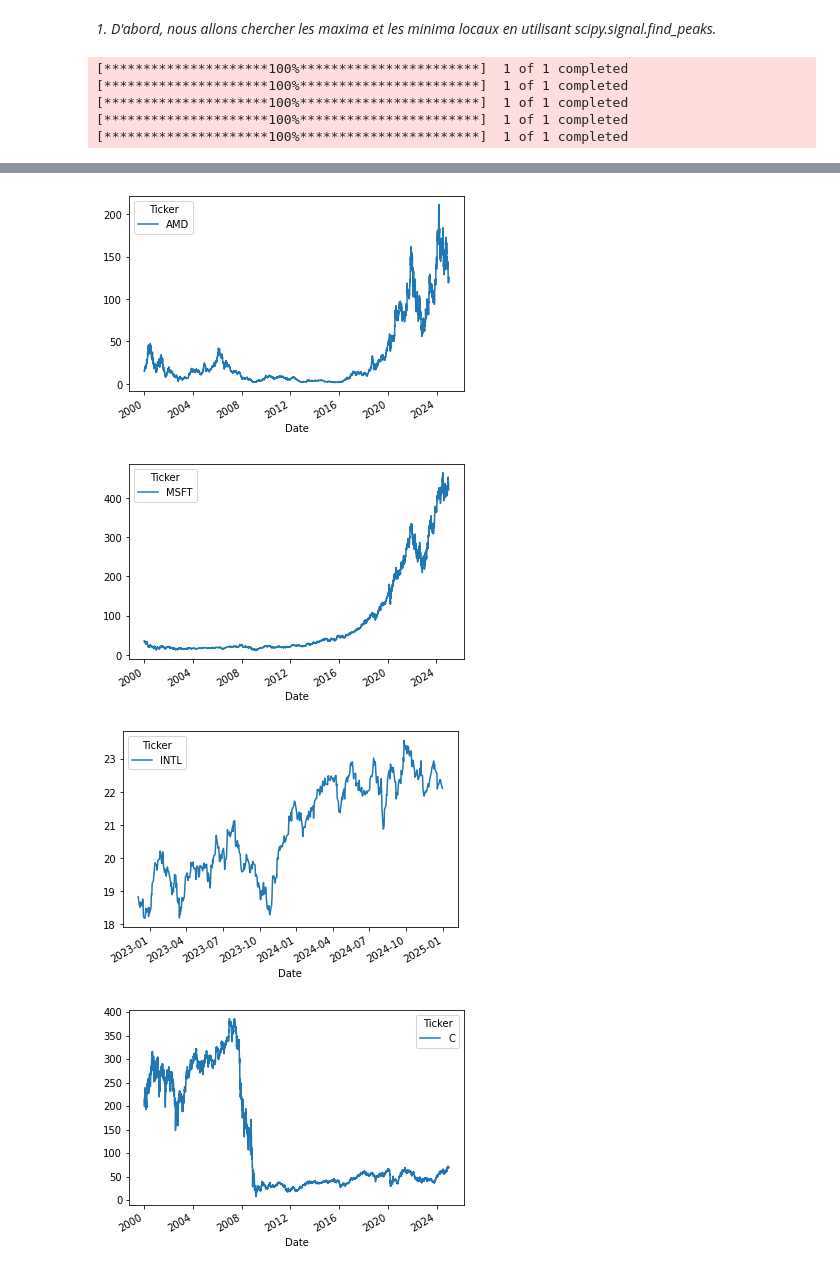
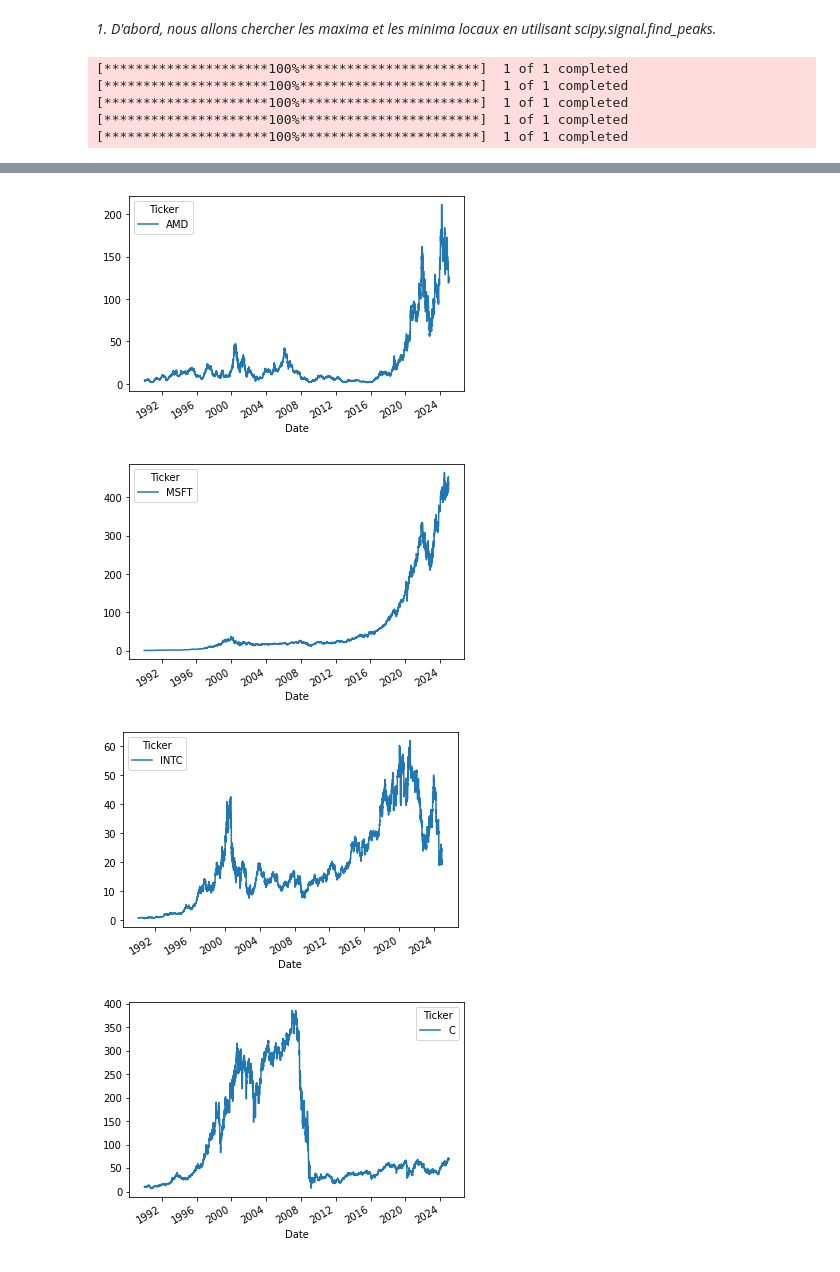
Before and after one commit to ethantrentin/Markets-Physic, a Jupyter notebook: TP1.ipynb, the cells around one changed output, grey strips where cells are left out. Drawn from its saved outputs; the diff is of its cells as text; code cells hidden in the pictures.

```diff
--- a/TP1.ipynb
+++ b/TP1.ipynb
@@ -369,15 +369,15 @@ Donc, malgré la présence de queues lourdes dans les rendements daily comme mon
 # %% [markdown]
 *1. D'abord, nous allons chercher les maxima et les minima locaux en utilisant scipy.signal.find_peaks.*
 # %%
-GPSC_daily = yf.download('^GSPC', start='2000-01-01', end='2025-01-01') # S&P 500
-AMD_daily = yf.download('AMD', start='2000-01-01', end='2025-01-01') # Advanced Micro Devices
-MSFT_daily = yf.download('MSFT', start='2000-01-01', end='2025-01-01') # Microsoft
-INTL_daily = yf.download('INTL', start='2000-01-01', end='2025-01-01') # Intel Corporation
-C_daily = yf.download('C', start='2000-01-01', end='2025-01-01') # Citigroup
+GPSC_daily = yf.download('^GSPC', start='2008-01-01', end='2009-01-01') # S&P 500
+AMD_daily = yf.download('AMD', start='1990-01-01', end='2025-01-01') # Advanced Micro Devices
+MSFT_daily = yf.download('MSFT', start='1990-01-01', end='2025-01-01') # Microsoft
+INTC_daily = yf.download('INTC', start='1990-01-01', end='2025-01-01') # Intel Corporation
+C_daily = yf.download('C', start='1990-01-01', end='2025-01-01') # Citigroup
 GPSC_daily['Close'].plot()
 AMD_daily['Close'].plot()
 MSFT_daily['Close'].plot()
-INTL_daily['Close'].plot()
+INTC_daily['Close'].plot()
 C_daily['Close'].plot()
 plt.show()
 # %% [output]
@@ -390,7 +390,7 @@ plt.show()
-[figure, old version]
+[figure, new version]
-[figure, old version]
+[figure, new version]
-[figure, old version]
+[figure, new version]
-[figure, old version]
+[figure, new version]
 # %%
 # Recherche des maxima et minima locaux avec scipy.signal.find_peaks
 max_GPSC, _ = find_peaks(
```
Also changed, not shown: parts of 9 cells of this notebook.
